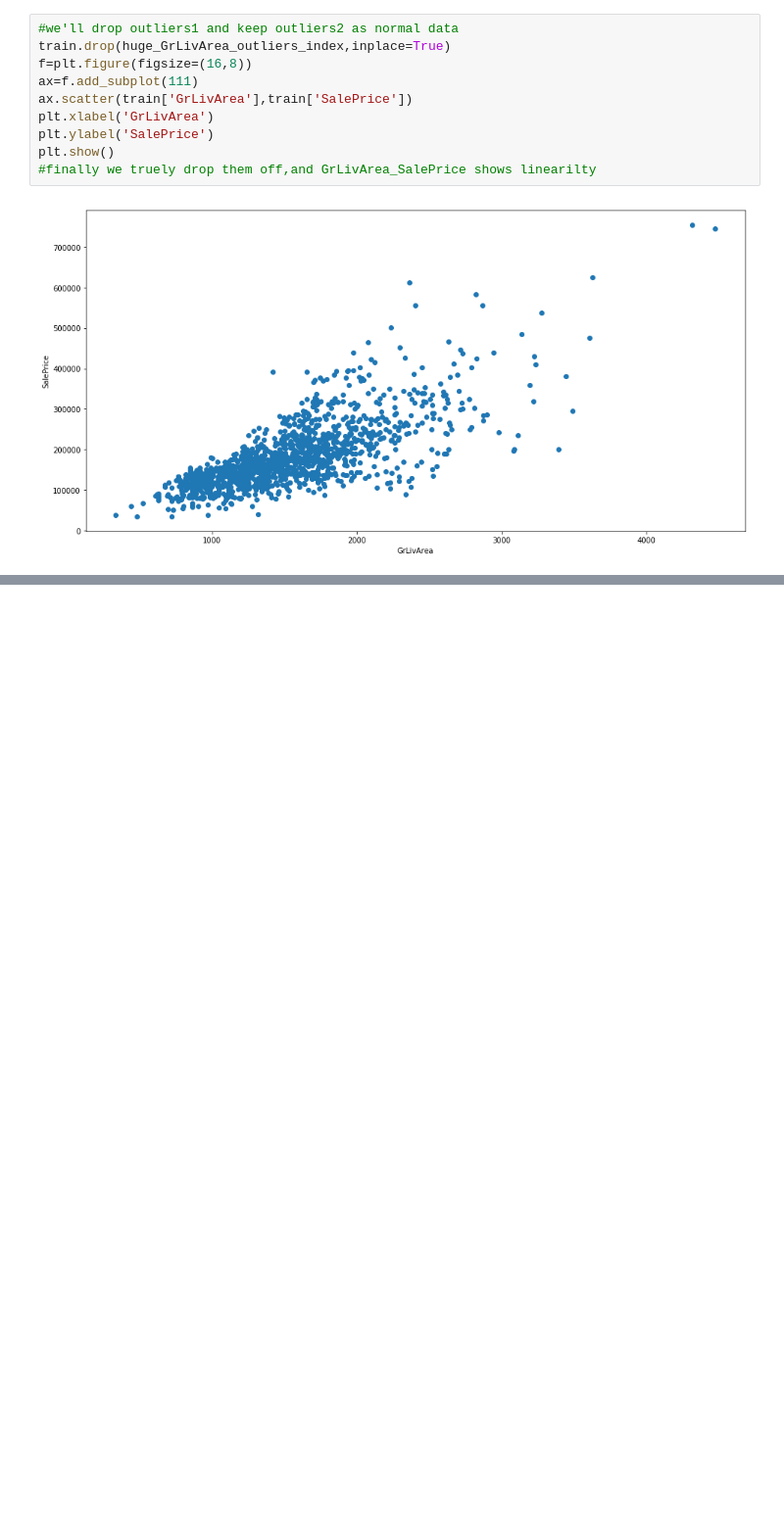
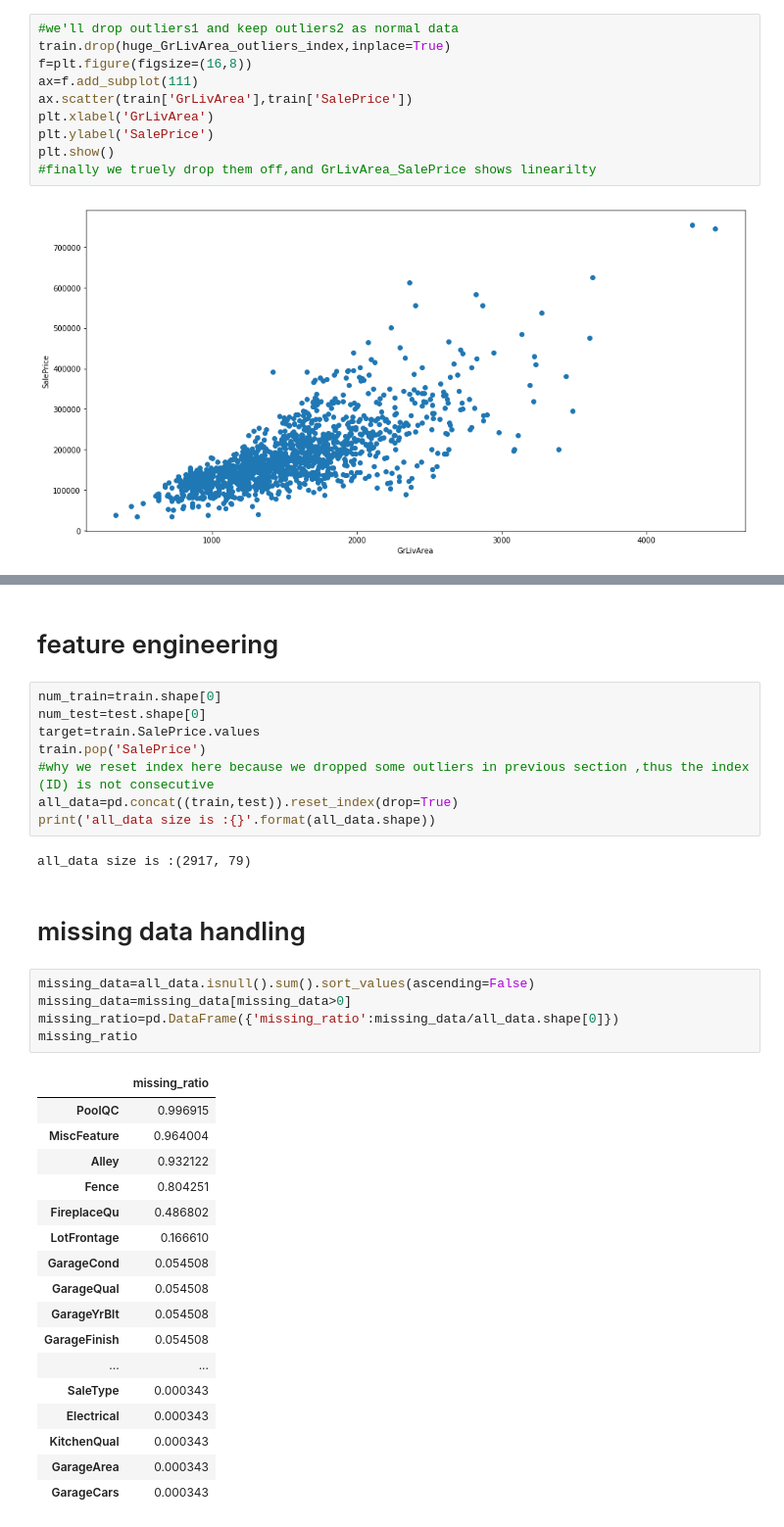
Before and after one commit to morvanTseng/houseprice, a Jupyter notebook: stacked regressions.ipynb, the cells around one changed output, grey strips where cells are left out. Shown at 98% size. Drawn from its saved outputs; the diff is of its cells as text; blank space fills up the shorter version.

```diff
--- a/stacked regressions.ipynb
+++ b/stacked regressions.ipynb
@@ -79,0 +123,37 @@ plt.show()
+# %% [markdown]
+# feature engineering
+# %%
+num_train=train.shape[0]
+num_test=test.shape[0]
+target=train.SalePrice.values
+train.pop('SalePrice')
+#why we reset index here because we dropped some outliers in previous section ,thus the index (ID) is not consecutive
+all_data=pd.concat((train,test)).reset_index(drop=True)
+print('all_data size is :{}'.format(all_data.shape))
+# %% [output]
+all_data size is :(2917, 79)
+# %% [markdown]
+# missing data handling
+# %%
+missing_data=all_data.isnull().sum().sort_values(ascending=False)
+missing_data=missing_data[missing_data>0]
+missing_ratio=pd.DataFrame({'missing_ratio':missing_data/all_data.shape[0]})
+missing_ratio
+# %% [output]
+|  | missing_ratio |
+| PoolQC | 0.996915 |
+| MiscFeature | 0.964004 |
+| Alley | 0.932122 |
+| Fence | 0.804251 |
+| FireplaceQu | 0.486802 |
+| LotFrontage | 0.166610 |
+| GarageCond | 0.054508 |
+| GarageQual | 0.054508 |
+| GarageYrBlt | 0.054508 |
+| GarageFinish | 0.054508 |
+| ... | ... |
+| SaleType | 0.000343 |
+| Electrical | 0.000343 |
+| KitchenQual | 0.000343 |
+| GarageArea | 0.000343 |
+| GarageCars | 0.000343 |
```
Also changed, not shown: parts of 14 cells of this notebook.
